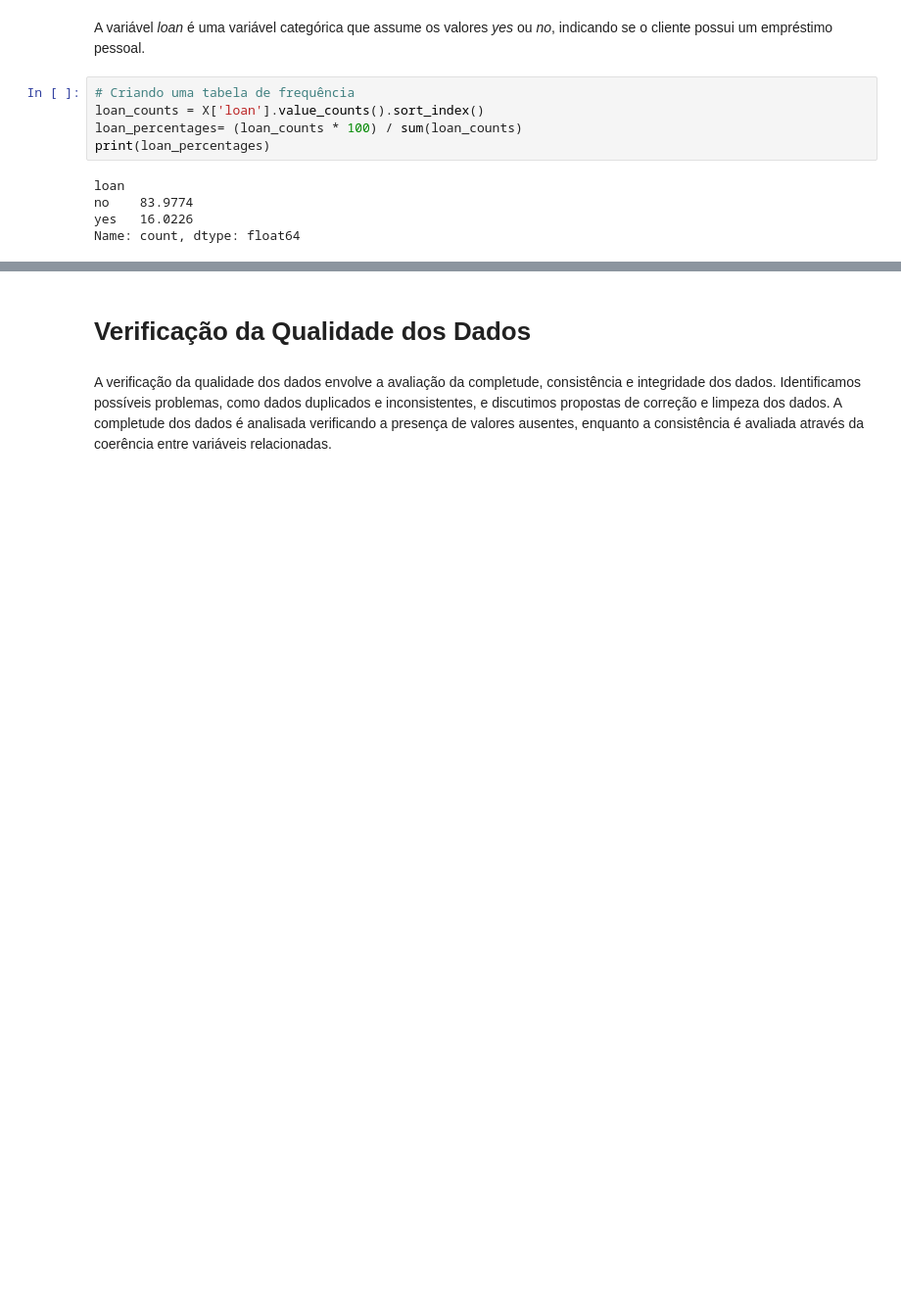
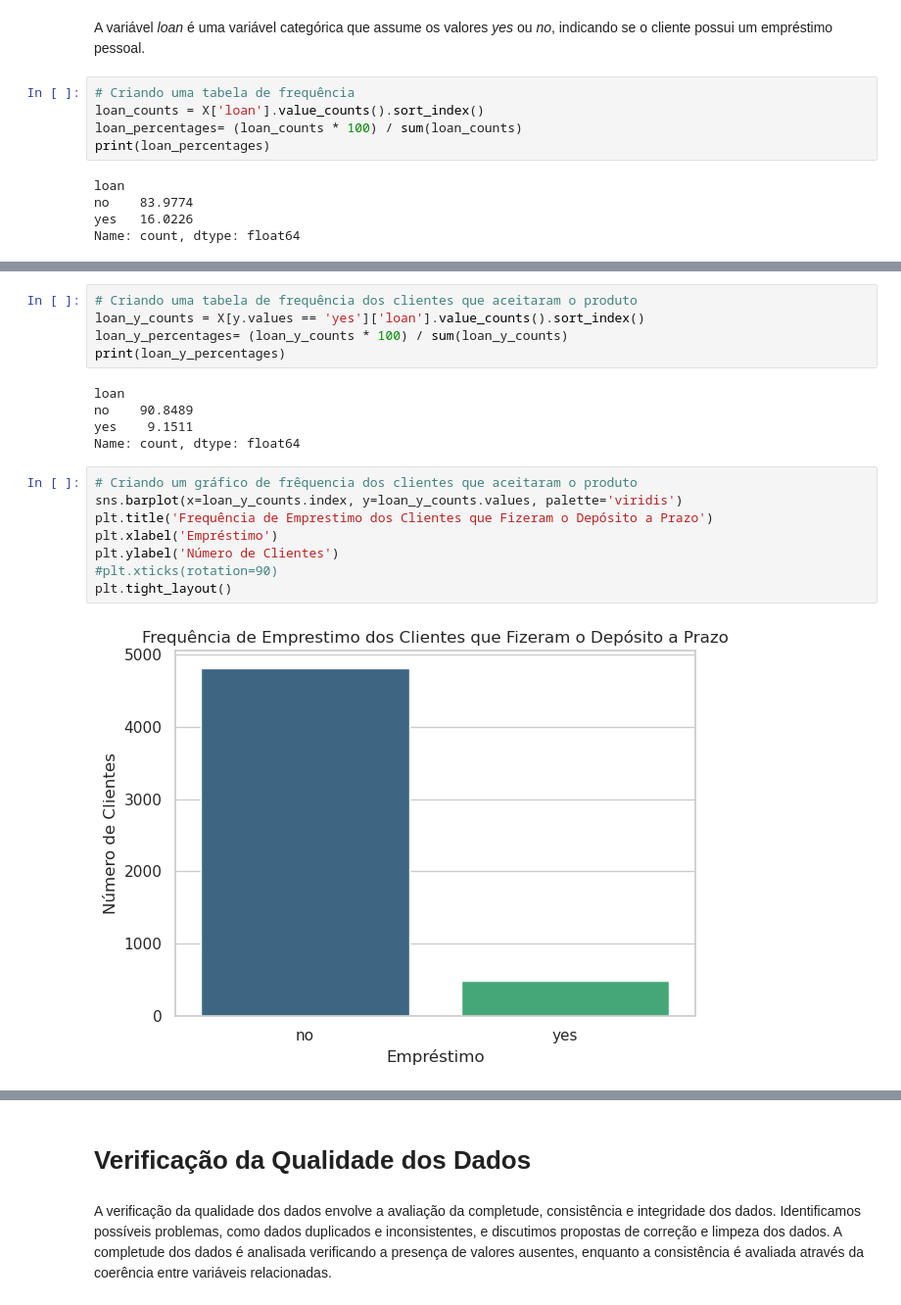
Before and after one commit to gabrieldadcarvalho/machine_learning, a Jupyter notebook: pjt_final/data_understanding.ipynb, the cells around one changed output, grey strips where cells are left out. Shown at 98% size. Saved outputs shown, nothing was run; the diff lists cells and outputs as text; blank space fills up the shorter version.

```diff
--- a/pjt_final/data_understanding.ipynb
+++ b/pjt_final/data_understanding.ipynb
@@ -774,0 +781,20 @@ plt.tight_layout()
+# %%
+# Criando uma tabela de frequência dos clientes que aceitaram o produto
+loan_y_counts = X[y.values == 'yes']['loan'].value_counts().sort_index()
+loan_y_percentages= (loan_y_counts * 100) / sum(loan_y_counts)
+print(loan_y_percentages)
+# %% [output]
+loan
+no    90.8489
+yes    9.1511
+Name: count, dtype: float64
+# %%
+# Criando um gráfico de frêquencia dos clientes que aceitaram o produto
+sns.barplot(x=loan_y_counts.index, y=loan_y_counts.values, palette='viridis')
+plt.title('Frequência de Emprestimo dos Clientes que Fizeram o Depósito a Prazo')
+plt.xlabel('Empréstimo')
+plt.ylabel('Número de Clientes')
+#plt.xticks(rotation=90)
+plt.tight_layout()
+# %% [output]
+[figure, added]
```
Also changed, not shown: parts of 5 cells of this notebook.
